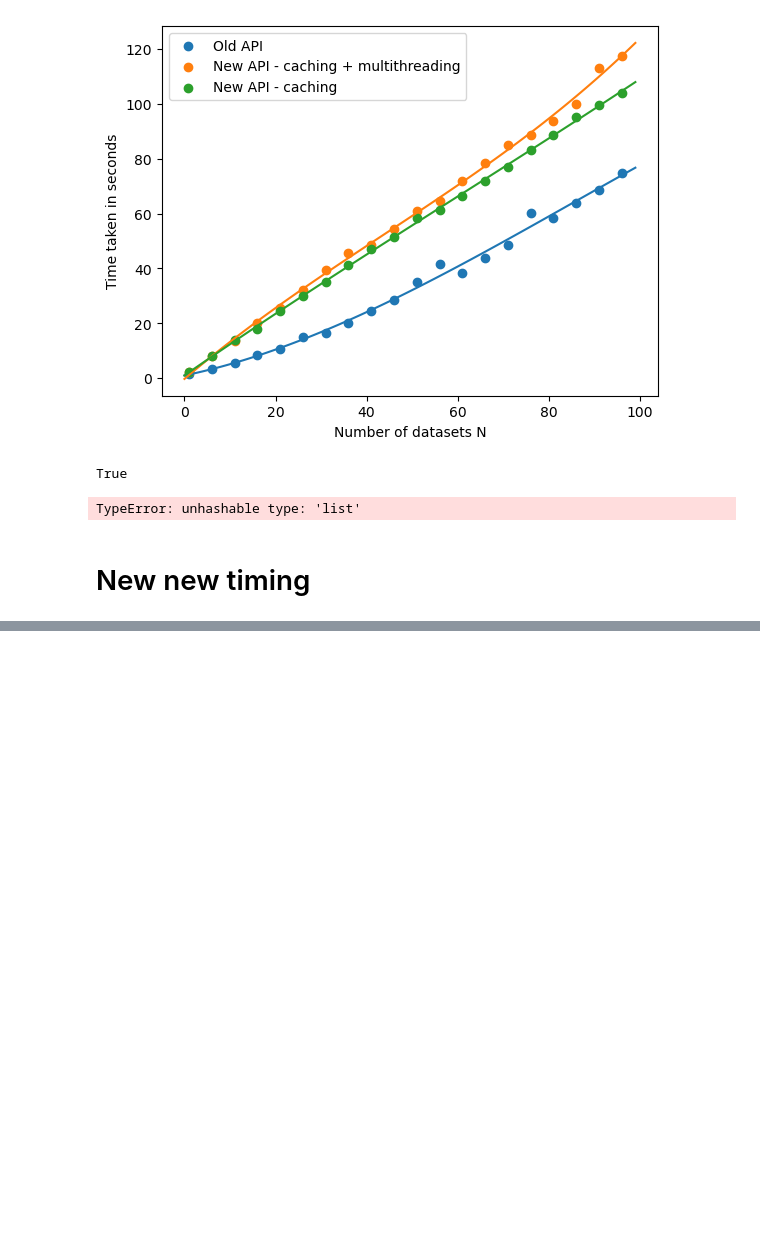
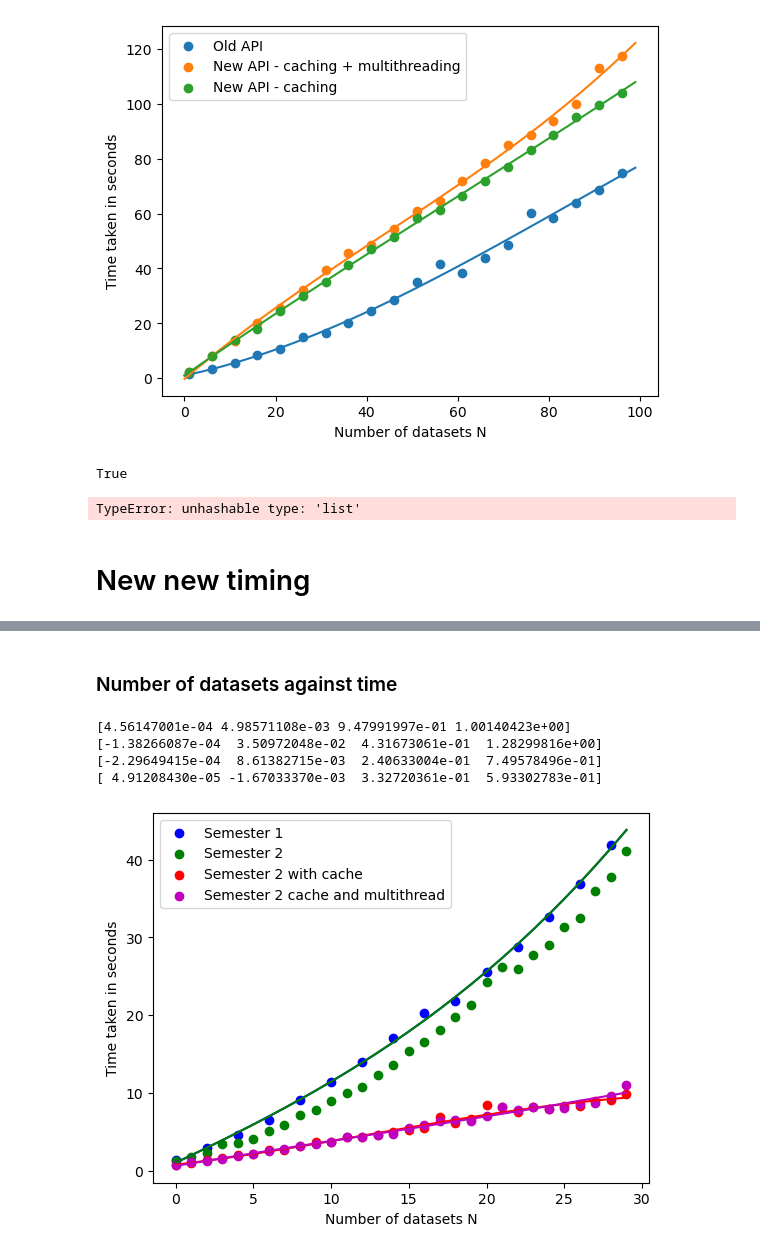
Before and after one commit to SplitSky/resdata, a Jupyter notebook: notebooks/Timing functions.ipynb, the cells around one changed output, grey strips where cells are left out. Drawn from its saved outputs; the diff is of its cells as text; code cells hidden in the pictures; blank space fills up the shorter version.

```diff
--- a/notebooks/Timing functions.ipynb
+++ b/notebooks/Timing functions.ipynb
@@ -386,0 +382,57 @@ a = 1.2627010637351865
+# %% [markdown]
+### Number of datasets against time
+# %%
+import numpy as np
+import matplotlib.pyplot as plt
+# old data
+x_abs = np.arange(0,30,1)
+x=[0, 2, 4, 6, 8, 10, 12, 14, 16, 18, 20, 22, 24, 26, 28]
+y=[1.3558183859995552, 2.9033748199999536, 4.557736698000554, 6.521868751000511, 9.059427829000015, 11.407005264000873, 13.995889064999574, 17.029524990999562, 20.21614111799954, 21.856049973000154, 25.51908891400035, 28.73472338800002, 32.66372181299994, 36.86119444399992, 41.891969825999695]
+
+
+coff = np.polyfit(x,y,3)
+print(coff)
+plt.scatter(x,y, label="Semester 1", color="b")
+f = lambda x, coff : coff[3] + coff[2]*x + coff[1]*x**2 + coff[0]*x**3
+plt.plot(x_abs, f(x_abs, coff), color="b")
+
+
+
+# number of dataset entries dependency on time
+# new data - no cache or no multithread
+x = [0, 1, 2, 3, 4, 5, 6, 7, 8, 9, 10, 11, 12, 13, 14, 15, 16, 17, 18, 19, 20, 21, 22, 23, 24, 25, 26, 27, 28, 29]
+y = [1.2265520170003583, 1.6850262009993457, 2.298133065998627, 3.389624723000452, 3.579641699001513, 4.113497919999645, 5.046458762000839, 5.838501837999502, 7.188922949000698, 7.768409513000734, 8.988997946999007, 9.910458213998936, 10.738526292001552, 12.302713480999955, 13.580580723999446, 15.318269026000053, 16.59000696700059, 18.135197785000855, 19.811525253999207, 21.3304588409992, 24.187743110000156, 26.200082938001287, 25.937010472998736, 27.67849101899992, 28.98146283099959, 31.286619604001316, 32.52376758600076, 35.92369082000005, 37.69487667999965, 41.10566461400049]
+
+plt.scatter(x,y, label="Semester 2", color="g")
+plt.plot(x_abs, f(x_abs, coff), color="g")
+coff = np.polyfit(x,y,3)
+print(coff)
+# new data with cache enabled
+x= [0, 1, 2, 3, 4, 5, 6, 7, 8, 9, 10, 11, 12, 13, 14, 15, 16, 17, 18, 19, 20, 21, 22, 23, 24, 25, 26, 27, 28, 29]
+y=[0.6835608099991077, 0.9295750119999866, 1.2933020609998493, 1.5503917739988538, 1.9380541789996641, 2.185418249000577, 2.6698558989992307, 2.6913943370000197, 3.1062205050002376, 3.620761866999601, 3.6158840440002677, 4.274084831999062, 4.312496000000465, 4.625908527999854, 4.998186961000101, 5.194405561998792, 5.454146609001327, 6.831425546000901, 6.171496072000082, 6.564566858000035, 8.464928685001723, 8.204666052000903, 7.523883283000032, 8.133929089000958, 7.871208022999781, 8.280630940000265, 8.349878678000096, 8.95032371599882, 9.043967906000034, 9.864040264999858]
+coff = np.polyfit(x,y,3)
+print(coff)
+plt.scatter(x,y, label="Semester 2 with cache", color="r")
+plt.plot(x_abs, f(x_abs, coff), color="r")
+
+# new data with cache and multithreading
+x= [0, 1, 2, 3, 4, 5, 6, 7, 8, 9, 10, 11, 12, 13, 14, 15, 16, 17, 18, 19, 20, 21, 22, 23, 24, 25, 26, 27, 28, 29]
+y=[0.6841361299993878, 1.0435332720007864, 1.235336345000178, 1.5143779810005071, 1.8623387120005646, 2.1243388350012538, 2.5147005680009897, 2.769336719999046, 3.1740582679994986, 3.4473019359993486, 3.6761494309994305, 4.358170216999497, 4.344984319999639, 4.606561463000617, 4.742348236999533, 5.48482070099999, 5.889234643000236, 6.313134272999378, 6.486902007998651, 6.326354825998351, 7.010024327999417, 8.204113506000795, 7.740696986998955, 8.161386984000274, 7.955223454999214, 8.089432099000987, 8.499897805999353, 8.70641714500016, 9.53495422800006, 11.037361874999988]
+
+coff = np.polyfit(x,y,3)
+print(coff)
+plt.scatter(x,y, label="Semester 2 cache and multithread",color="m")
+plt.plot(x_abs, f(x_abs, coff), color="m")
+
+
+
+plt.xlabel("Number of datasets N")
+plt.ylabel("Time taken in seconds")
+plt.legend()
+plt.show()
+# %% [output]
+[4.56147001e-04 4.98571108e-03 9.47991997e-01 1.00140423e+00]
+[-1.38266087e-04  3.50972048e-02  4.31673061e-01  1.28299816e+00]
+[-2.29649415e-04  8.61382715e-03  2.40633004e-01  7.49578496e-01]
+[ 4.91208430e-05 -1.67033370e-03  3.32720361e-01  5.93302783e-01]
+[figure, added]
```
Also changed, not shown: parts of 4 cells of this notebook, 2 other files.
